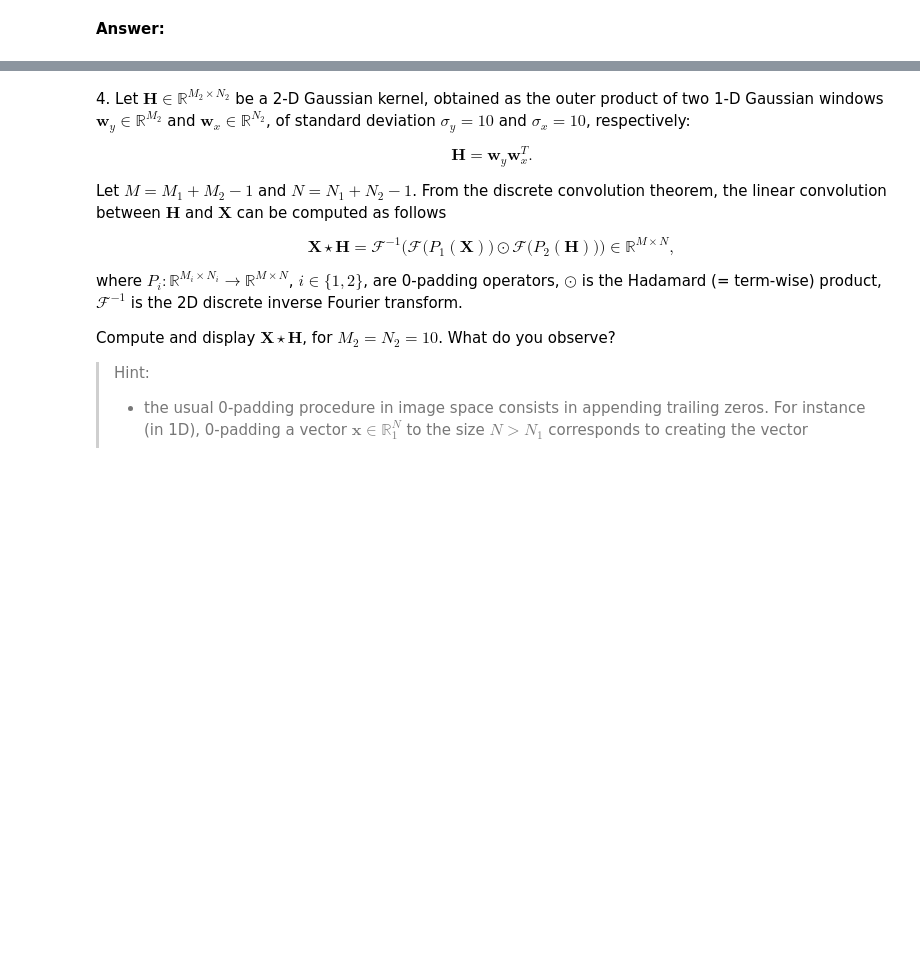
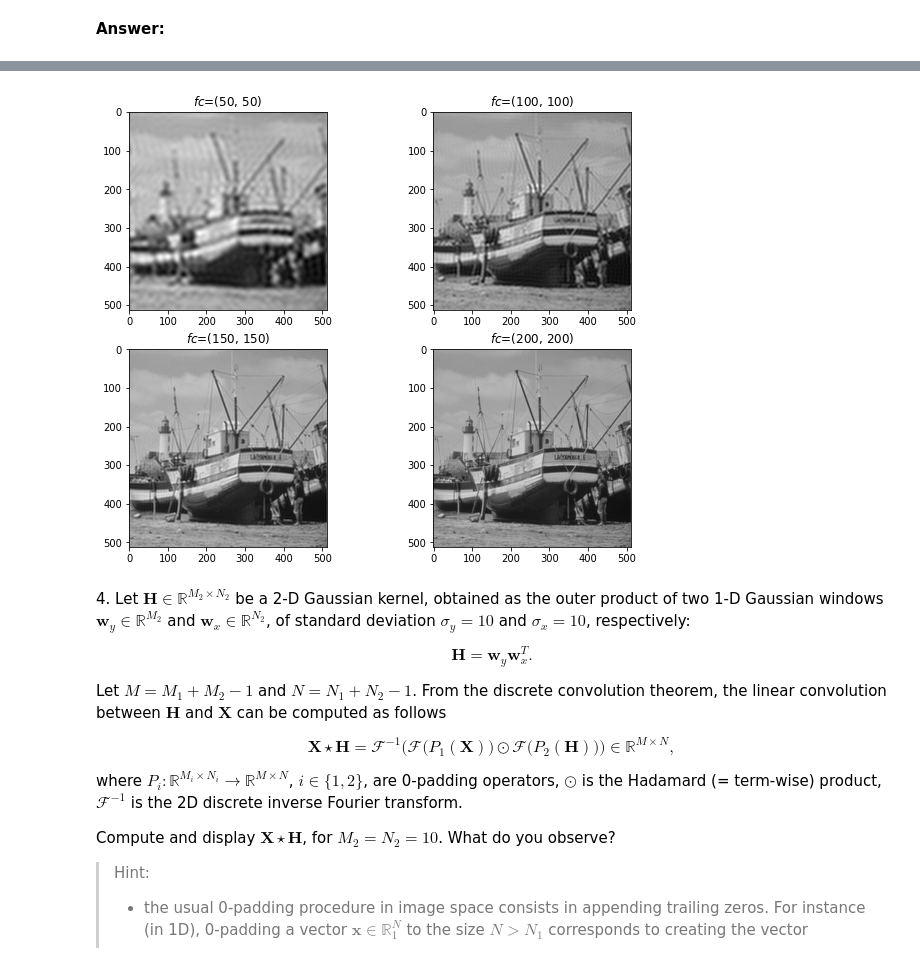
Before and after one commit to benech17/python_sdia_BENICHOU_BONNEFOY, a Jupyter notebook: Labs/Lab3/BENICHOU-BONNEFOY_lab3.ipynb, the cells around one changed output, grey strips where cells are left out. Cells and saved outputs as stored; diff of their text form; code cells hidden in the pictures; blank space fills up the shorter version.

```diff
--- a/Labs/Lab3/BENICHOU-BONNEFOY_lab3.ipynb
+++ b/Labs/Lab3/BENICHOU-BONNEFOY_lab3.ipynb
@@ -344,3 +358,14 @@ b) Display the filtered image for 2 different values of $\mathbf{f}_c$. What do
+# %%
+# Question b
+
+for i in range(1,5):
+    plt.subplot(2,2,i)
+    X_low = np.abs(ideal_lowpass_filter(img,(i*50,i*50)))
+    plt.title(f"$fc$={(i*50,i*50)}")
+    plt.imshow(X_low, cmap = "gray")
+plt.show()
+# %% [output]
+[figure, added]
 # %% [markdown]
 4\. Let $\mathbf{H} \in \mathbb{R}^{M_2\times N_2}$ be a 2-D Gaussian kernel, obtained as the outer product of two 1-D Gaussian windows $\mathbf{w}_y \in \mathbb{R}^{M_2}$ and $\mathbf{w}_x \in \mathbb{R}^{N_2}$, of standard deviation $\sigma_y = 10$ and $\sigma_x = 10$, respectively:
 
```
Also changed, not shown: parts of 13 cells of this notebook.
